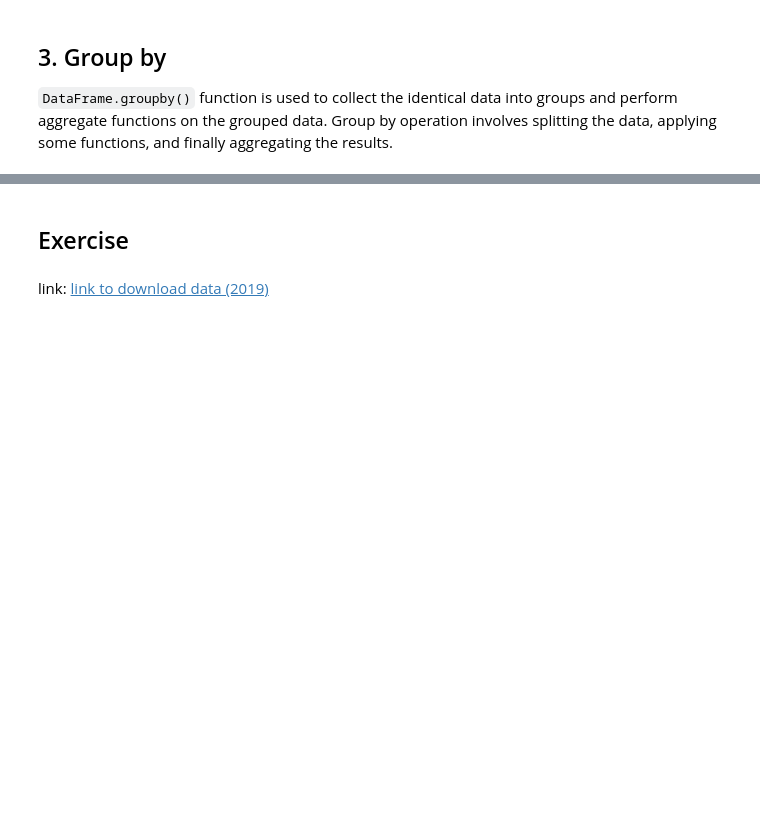
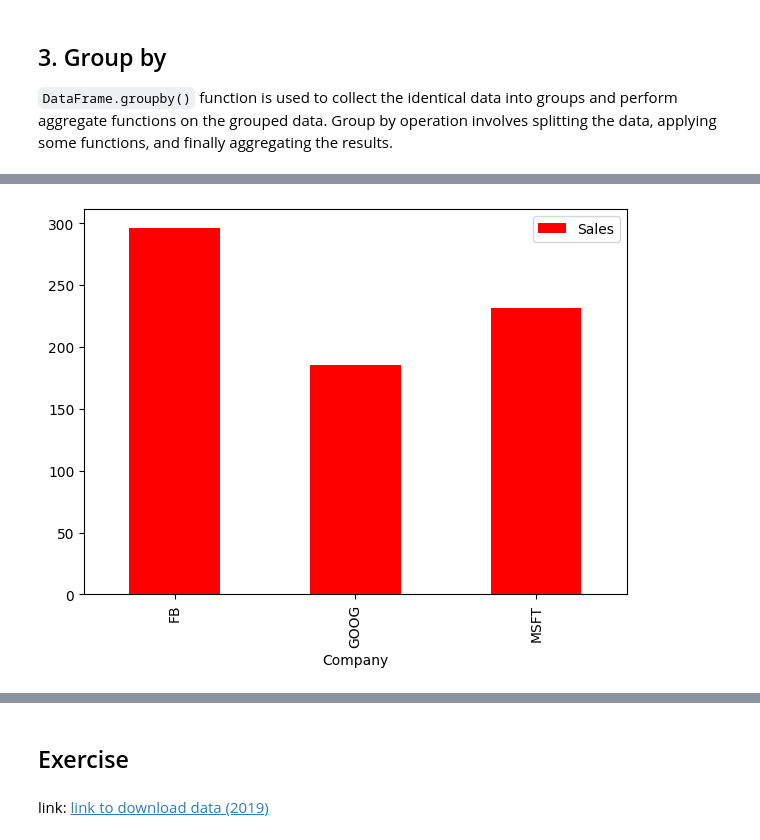
Before and after one commit to saeed-saffari/Intro-Py_for_Econ-workshop-Sum2023, a Jupyter notebook: Lectures/7. Pandas 02.ipynb, the cells around one changed output, grey strips where cells are left out. Drawn from its saved outputs; the diff is of its cells as text; code cells hidden in the pictures; blank space fills up the shorter version.

```diff
--- a/Lectures/7. Pandas 02.ipynb
+++ b/Lectures/7. Pandas 02.ipynb
@@ -114,3 +620,6 @@ data = {
     'Person' : ['Sam', 'Charlie', 'John', 'Amy', 'Vanessa', 'Carl', 'Sarah'],
     'Sales'  : [200, 120, 236, 340, 124, 243, 350]
 }
+# %%
+df = pd.DataFrame(data)
+df
@@ -116,0 +635,3 @@ data = {
+# %%
+by_comp = df.groupby('Company')
+by_comp
@@ -116,0 +655,5 @@ data = {
+# %%
+by_comp.mean(numeric_only=True).plot(kind = 'bar', color = 'red', figsize = (7,5))
+plt.show()
+# %% [output]
+[figure, added]
```
Also changed, not shown: parts of 117 cells of this notebook.
